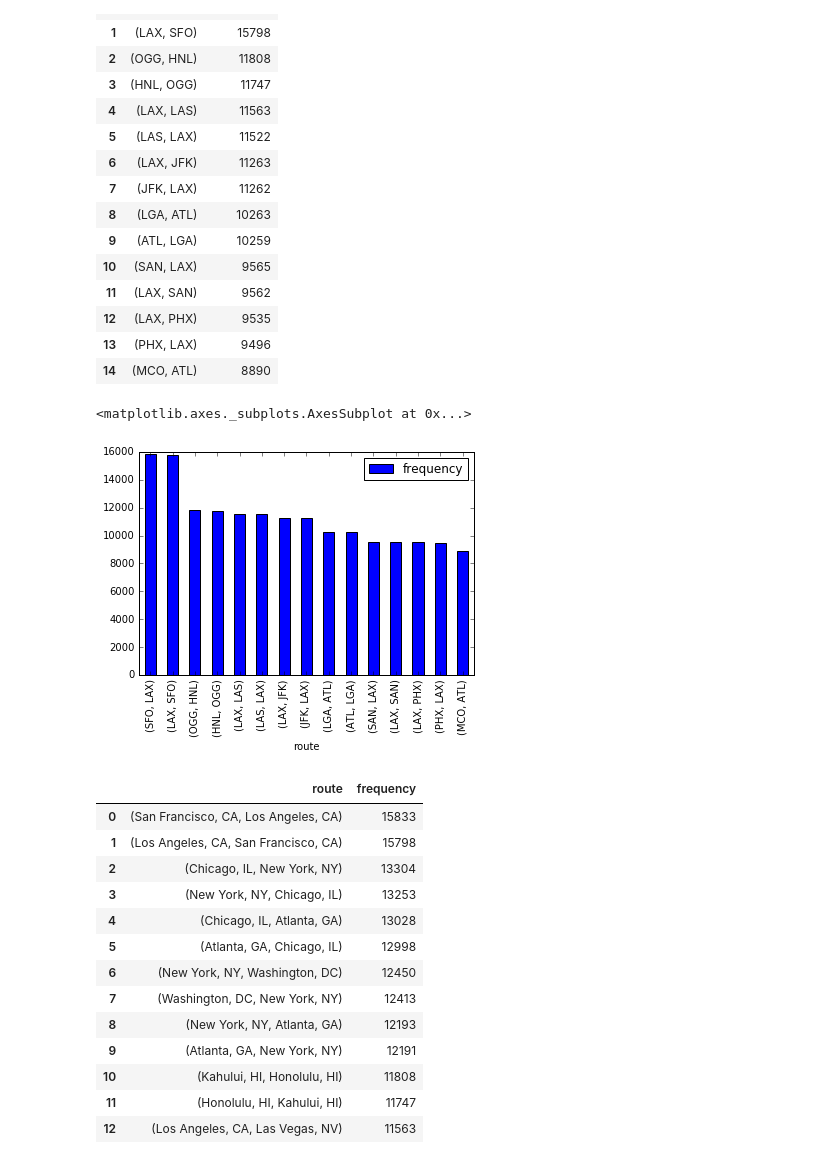
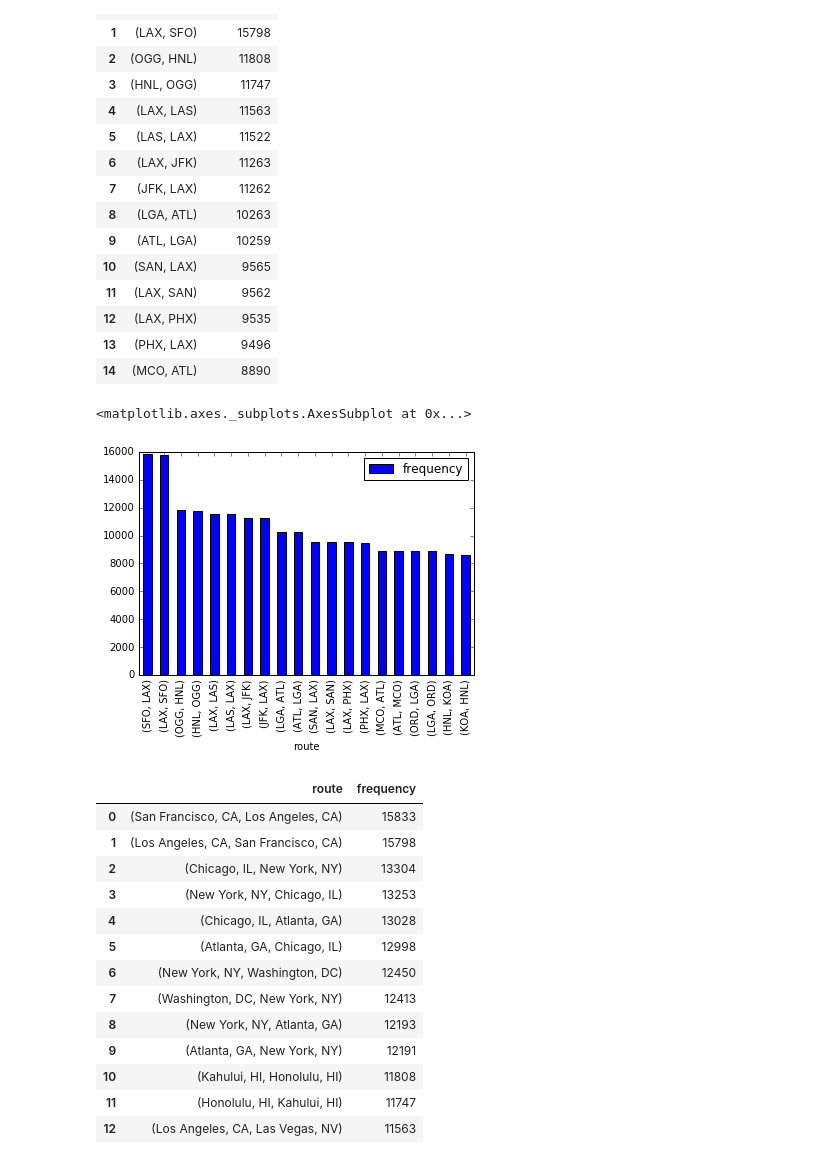
Before and after one commit to junoyiyi/transtats_flight, a Jupyter notebook: airlines.py.ipynb, the cells around one changed output. Saved outputs shown, nothing was run; the diff lists cells and outputs as text; code cells hidden in the pictures.

```diff
--- a/airlines.py.ipynb
+++ b/airlines.py.ipynb
@@ -116,3 +116,11 @@ flight_airport_list_df[:15]
 | 12 | (LAX, PHX) | 9535 |
 | 13 | (PHX, LAX) | 9496 |
 | 14 | (MCO, ATL) | 8890 |
+# %%
+from matplotlib import cm
+flight_airport_list_df[:20].plot(kind='bar',x='route')
+#                                  ,y='frequency')
+#                                  ,colormap=cm.get_cmap('Spectral'))
+# %% [output]
+<matplotlib.axes._subplots.AxesSubplot at 0x...>
+[figure, added]
@@ -119,8 +129,5 @@ flight_airport_list_df[:15]
 # %%
-flight_airport_list_df[:15].plot(kind='bar',x='route')
+flight_airport_list_df[:15].plot
-# %% [output]
-<matplotlib.axes._subplots.AxesSubplot at 0x...>
-[figure, removed]
 # %%
 # by city
 # %%
```
Also changed, not shown: parts of 25 cells of this notebook.
